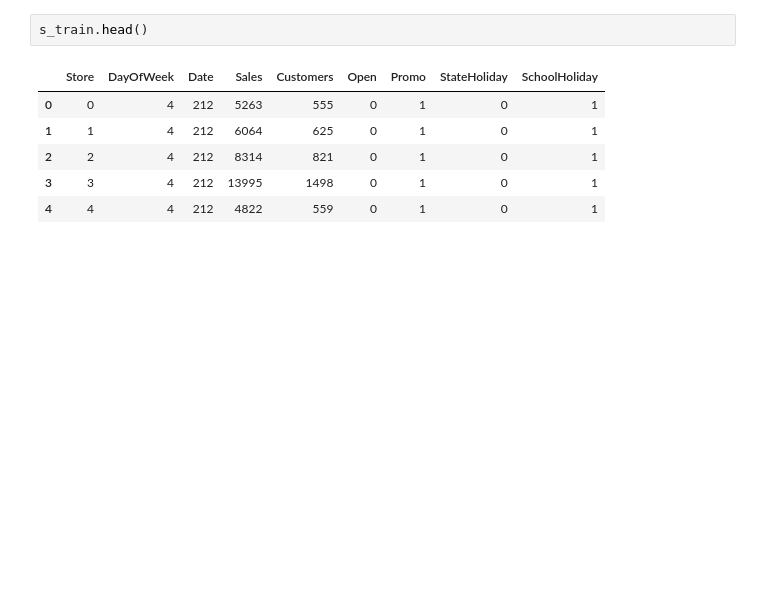
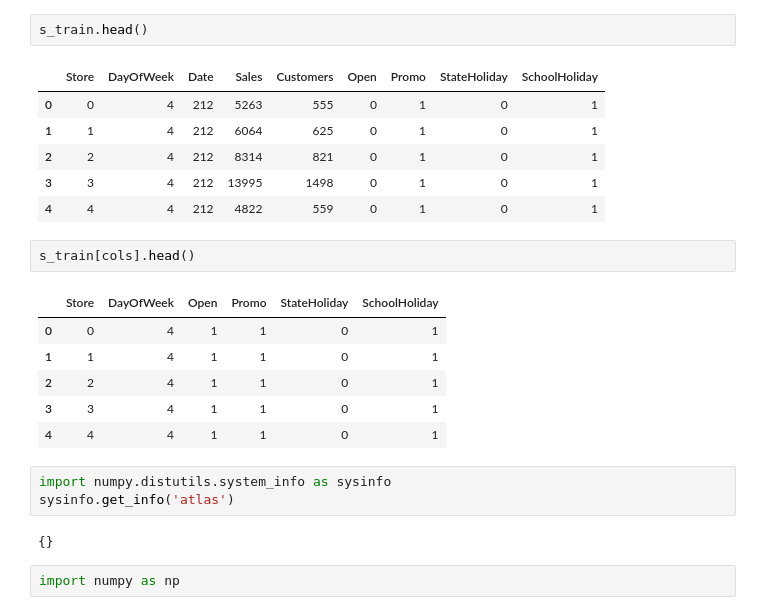
Before and after one commit to gaborbernat/kaggle-rossman, a Jupyter notebook: explore.ipynb, the cells around one changed output. Drawn from its saved outputs; the diff is of its cells as text; blank space fills up the shorter version.

```diff
--- a/explore.ipynb
+++ b/explore.ipynb
@@ -157,3 +157,19 @@ s_train.head()
 | 2 | 2 | 4 | 212 | 8314 | 821 | 0 | 1 | 0 | 1 |
 | 3 | 3 | 4 | 212 | 13995 | 1498 | 0 | 1 | 0 | 1 |
 | 4 | 4 | 4 | 212 | 4822 | 559 | 0 | 1 | 0 | 1 |
+# %%
+s_train[cols].head()
+# %% [output]
+|  | Store | DayOfWeek | Open | Promo | StateHoliday | SchoolHoliday |
+| 0 | 0 | 4 | 1 | 1 | 0 | 1 |
+| 1 | 1 | 4 | 1 | 1 | 0 | 1 |
+| 2 | 2 | 4 | 1 | 1 | 0 | 1 |
+| 3 | 3 | 4 | 1 | 1 | 0 | 1 |
+| 4 | 4 | 4 | 1 | 1 | 0 | 1 |
+# %%
+import numpy.distutils.system_info as sysinfo
+sysinfo.get_info('atlas')
+# %% [output]
+{}
+# %%
+import numpy as np
```
Also changed, not shown: parts of 3 cells of this notebook, 1 other file.
